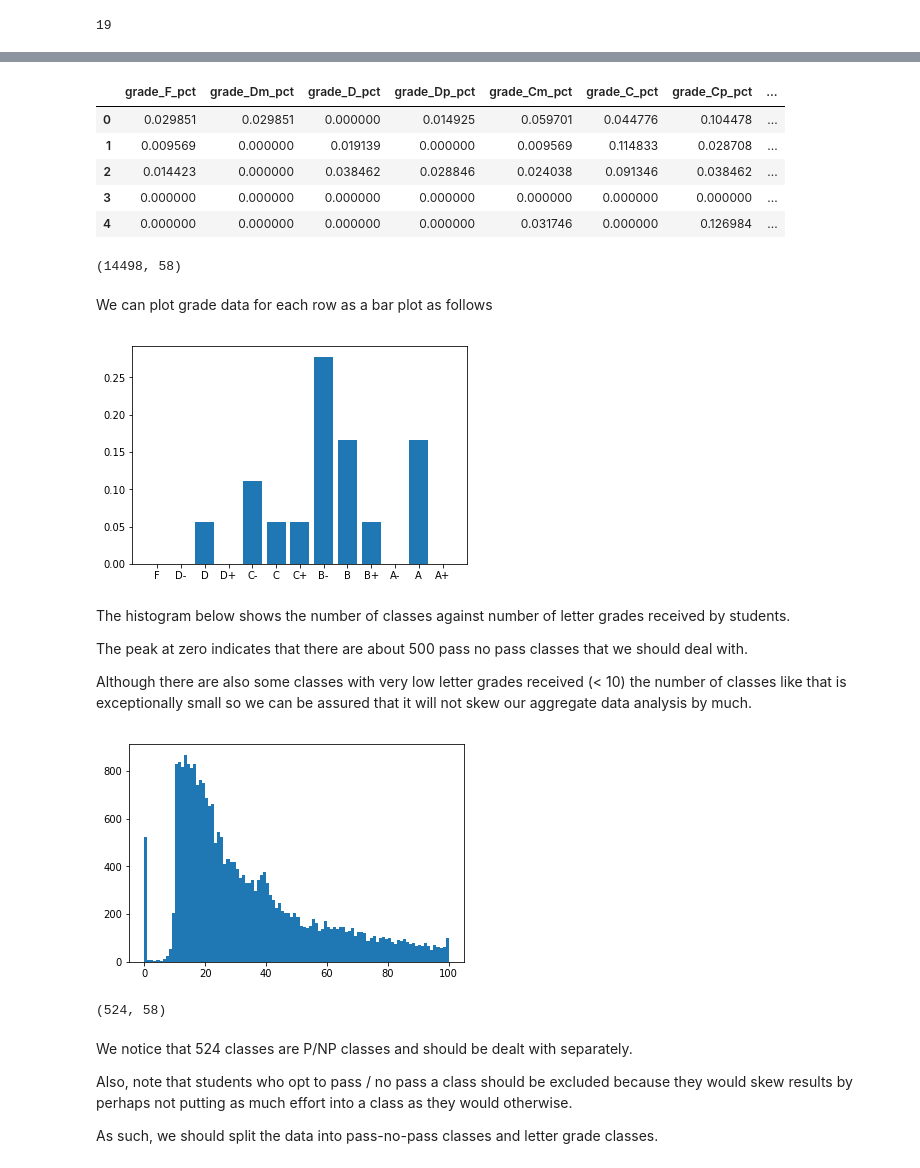
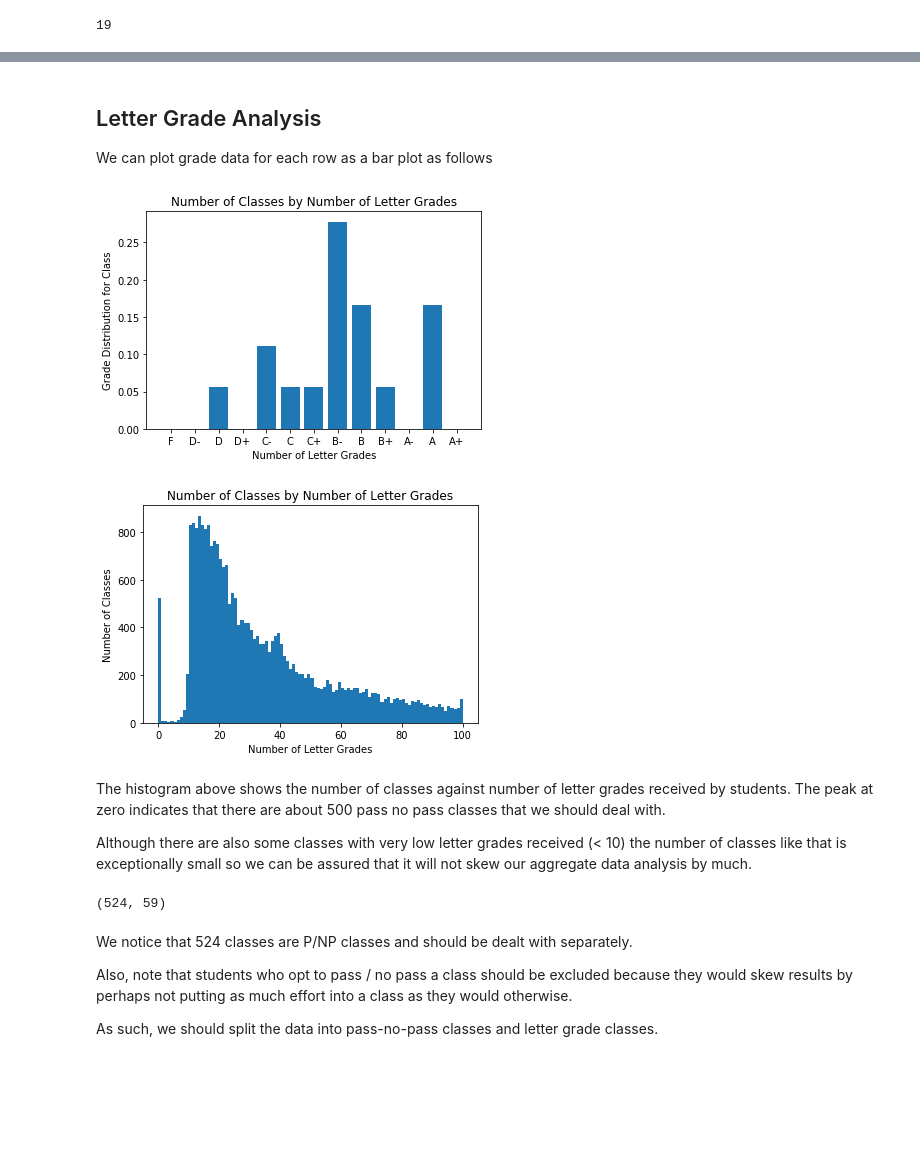
Before and after one commit to kaizersaber/stats131, a Jupyter notebook: Project.ipynb, the cells around one changed output, grey strips where cells are left out. Drawn from its saved outputs; the diff is of its cells as text; code cells hidden in the pictures; blank space fills up the shorter version.

```diff
--- a/Project.ipynb
+++ b/Project.ipynb
@@ -58,0 +319,3 @@ array(['Atmospheric and Oceanic Sciences', 'Aerospace Studies',
+# %%
+data["term"] = data.apply(lambda x: str(x["term_year"]) + "-" + x["term_quarter"], axis=1)
+data.loc[0::1000,['term_year','term_quarter','term']].tail()
@@ -396,40 +655,32 @@ data.loc[:,gradecols].head()
-# %%
-gradepctcols = ['grade_' + s + '_pct' for s in grades]
-data.loc[:,gradepctcols].head()
-# %% [output]
-|  | grade_F_pct | grade_Dm_pct | grade_D_pct | grade_Dp_pct | grade_Cm_pct | grade_C_pct | grade_Cp_pct | ... |
-| 0 | 0.029851 | 0.029851 | 0.000000 | 0.014925 | 0.059701 | 0.044776 | 0.104478 | ... |
-| 1 | 0.009569 | 0.000000 | 0.019139 | 0.000000 | 0.009569 | 0.114833 | 0.028708 | ... |
-| 2 | 0.014423 | 0.000000 | 0.038462 | 0.028846 | 0.024038 | 0.091346 | 0.038462 | ... |
-| 3 | 0.000000 | 0.000000 | 0.000000 | 0.000000 | 0.000000 | 0.000000 | 0.000000 | ... |
-| 4 | 0.000000 | 0.000000 | 0.000000 | 0.000000 | 0.031746 | 0.000000 | 0.126984 | ... |
-# %%
-data.loc[data[gradecols].sum(axis = 1) != data['total_students']].shape
-# %% [output]
-(14498, 58)
 # %% [markdown]
+## Letter Grade Analysis
+
 We can plot grade data for each row as a bar plot as follows
 # %%
 grades2 = ['F','D-','D','D+','C-','C','C+','B-','B','B+','A-','A','A+']
 plt.bar(x = grades2, height = data.loc[20,gradepctcols])
+plt.ylabel('Grade Distribution for Class')
+plt.xlabel('Number of Letter Grades')
+plt.title('Number of Classes by Number of Letter Grades')
 plt.show()
 # %% [output]
-[figure, old version]
+[figure, new version]
+# %%
+plt.hist(data[gradecols].sum(axis = 1), bins = 100, range = [0,100])
+plt.ylabel('Number of Classes')
+plt.xlabel('Number of Letter Grades')
+plt.title('Number of Classes by Number of Letter Grades')
+plt.show()
+# %% [output]
+[figure, added]
 # %% [markdown]
-The histogram below shows the number of classes against number of letter grades received by students.
-
-The peak at zero indicates that there are about 500 pass no pass classes that we should deal with.
+The histogram above shows the number of classes against number of letter grades received by students. The peak at zero indicates that there are about 500 pass no pass classes that we should deal with.
 
 Although there are also some classes with very low letter grades received (< 10) the number of classes like that is exceptionally small so we can be assured that it will not skew our aggregate data analysis by much.
-# %%
-plt.hist(data[gradecols].sum(axis = 1), bins = 100, range = [0,100])
-plt.show()
-# %% [output]
-[figure, removed]
 # %%
 data.loc[data.loc[:,gradecols].sum(axis = 1) == 0].shape
 # %% [output]
-(524, 58)
+(524, 59)
 # %% [markdown]
 We notice that 524 classes are P/NP classes and should be dealt with separately.
 
```
Also changed, not shown: parts of 102 cells of this notebook, 2 other files.
